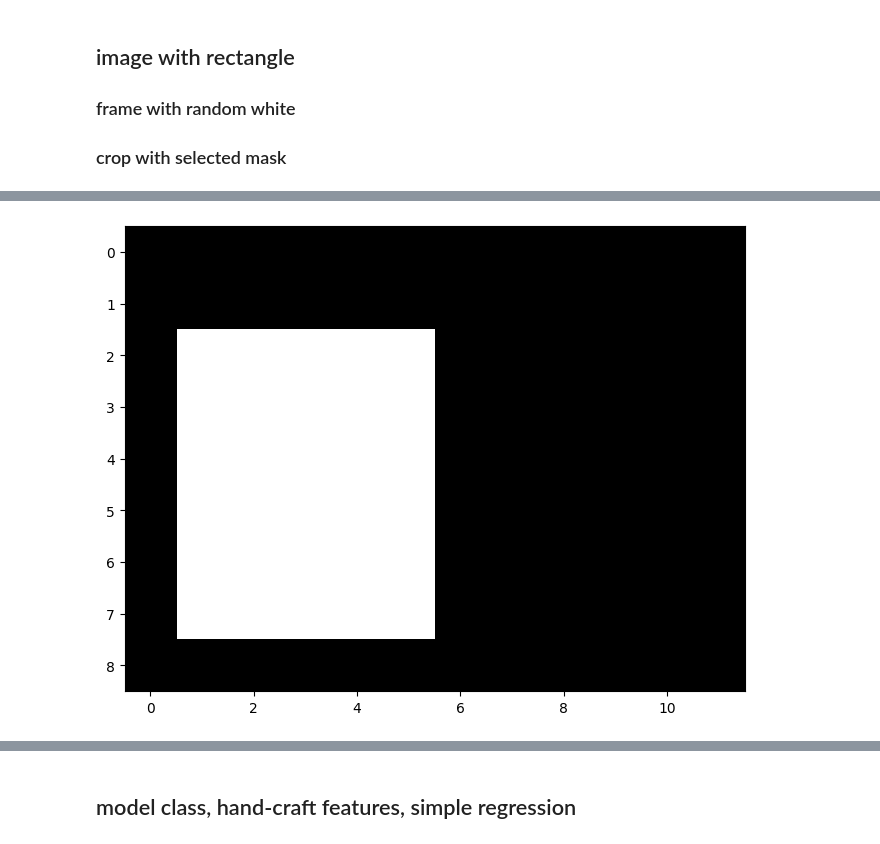
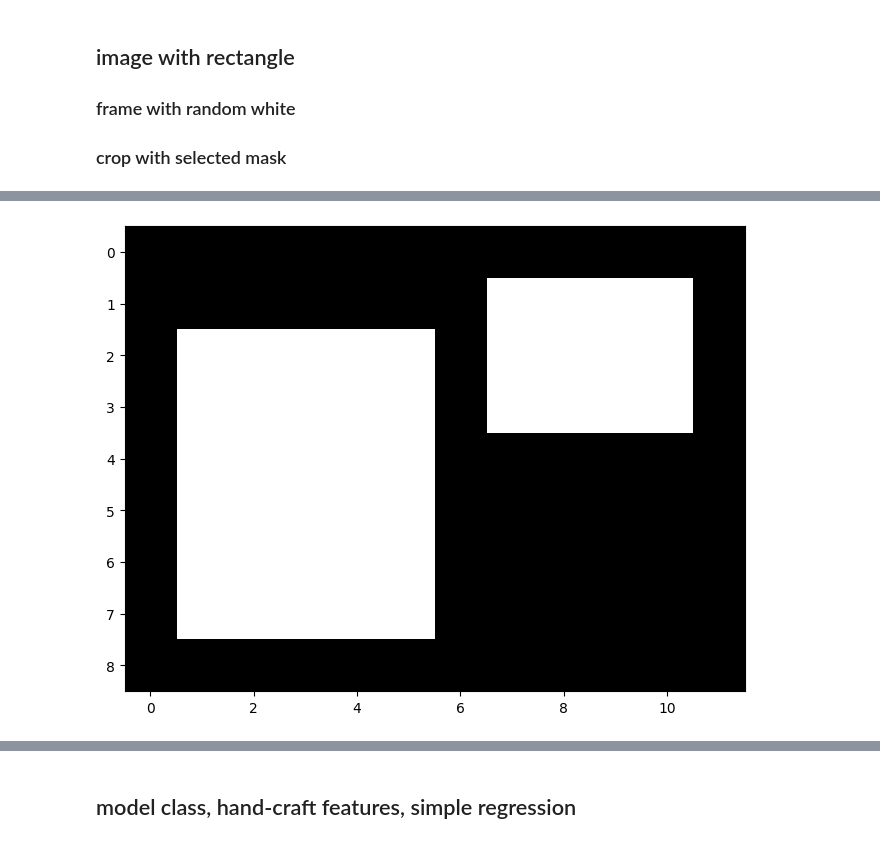
Before and after one commit to KuoYuChang/Colab_Ipynb, a Jupyter notebook: video_course/obj_detection_handcraft.ipynb, the cells around one changed output, grey strips where cells are left out. Cells and saved outputs as stored; diff of their text form; code cells hidden in the pictures.

```diff
--- a/video_course/obj_detection_handcraft.ipynb
+++ b/video_course/obj_detection_handcraft.ipynb
@@ -41,12 +41,12 @@ plt.show()
 # %%
 mask = np.zeros([height, width], dtype="uint8")
 cv2.rectangle(mask, (1, 2), (5, 7), 255, -1)
-#cv2.rectangle(mask, (7, 1), (10, 3), 255, -1)
+cv2.rectangle(mask, (7, 1), (10, 3), 255, -1)
 
 plt.imshow(mask, cmap='gray', vmin=0, vmax=255)
 plt.show()
 # %% [output]
-[figure, old version]
+[figure, new version]
 # %%
 frame_2d = cv2.bitwise_and(frame_full, frame_full, mask=mask)
 
```
Also changed, not shown: parts of 10 cells of this notebook.
